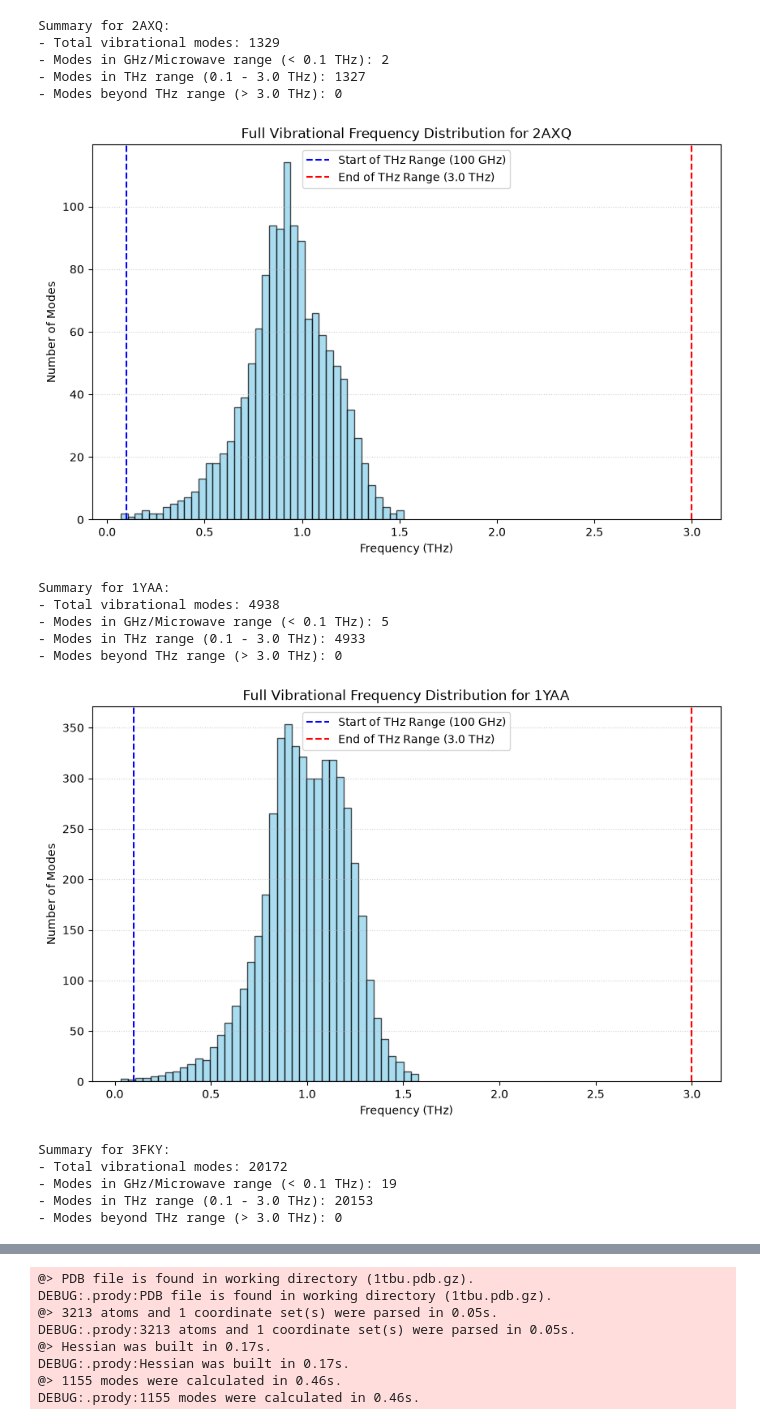
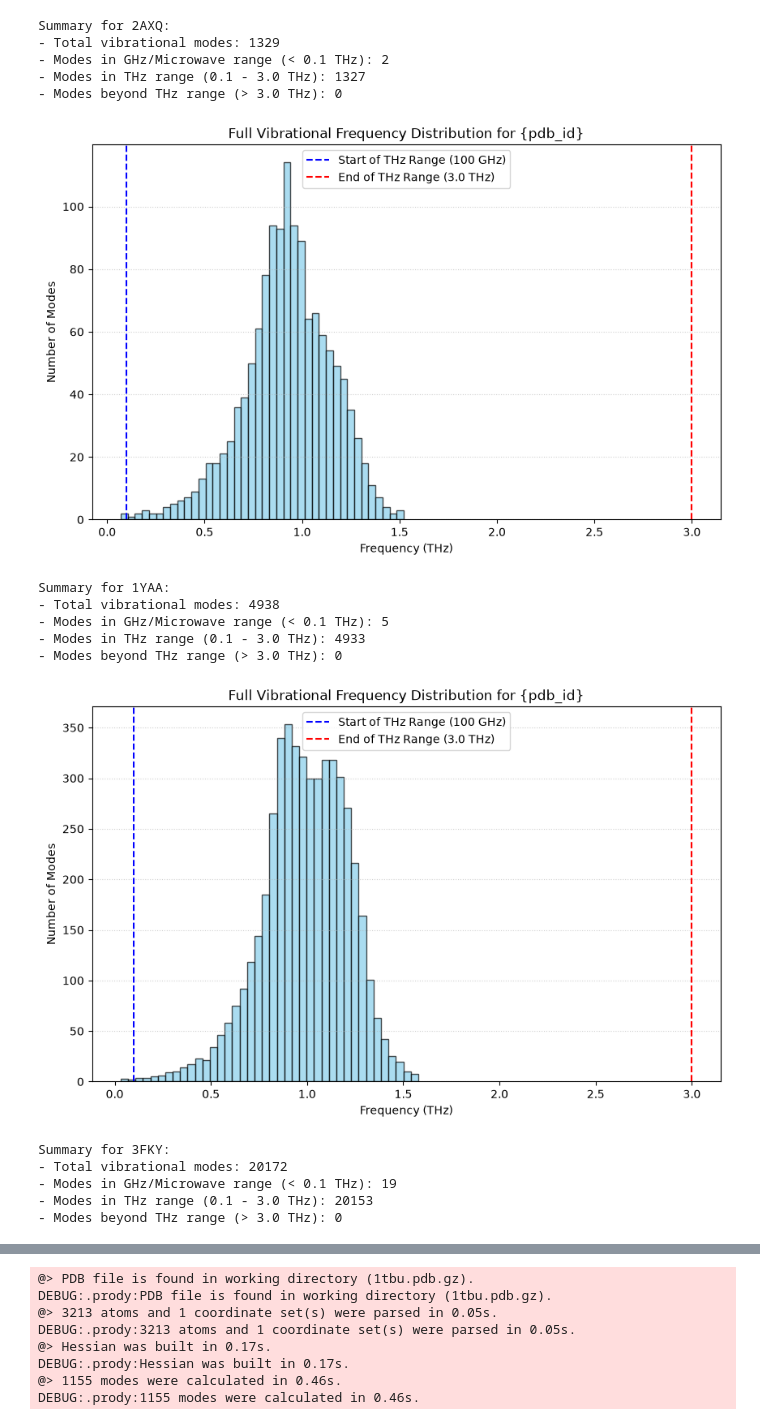
Before and after one commit to tkn-tub/bioelectrodynamics, a Jupyter notebook: code/THz_Protein_Folding/Protein_Folding.ipynb, the cells around one changed output, grey strips where cells are left out. Saved outputs shown, nothing was run; the diff lists cells and outputs as text; code cells hidden in the pictures.

```diff
--- a/code/THz_Protein_Folding/Protein_Folding.ipynb
+++ b/code/THz_Protein_Folding/Protein_Folding.ipynb
@@ -162,41 +177,41 @@ for i, frequencies in enumerate(all_frequencies):
 
     # Categorize the frequencies
     microwave_range = frequencies[frequencies < 0.1]
     thz_range = frequencies[(frequencies >= 0.1) & (frequencies <= 3.0)]
     beyond_thz_range = frequencies[frequencies > 3.0]
 
     print(f"\nSummary for {pdb_id}:")
     print(f"- Total vibrational modes: {len(frequencies)}")
     print(f"- Modes in GHz/Microwave range (< 0.1 THz): {len(microwave_range)}")
     print(f"- Modes in THz range (0.1 - 3.0 THz): {len(thz_range)}")
     print(f"- Modes beyond THz range (> 3.0 THz): {len(beyond_thz_range)}")
 
 
     # Plotting the distribution
     plt.figure(figsize=(10, 6))
     plt.hist(frequencies, bins=40, color='skyblue', edgecolor='black', alpha=0.7)
     plt.axvline(0.1, color='blue', linestyle='--', label='Start of THz Range (100 GHz)')
     plt.axvline(3.0, color='red', linestyle='--', label='End of THz Range (3.0 THz)')
 
-    plt.title(f'Full Vibrational Frequency Distribution for {pdb_id}')
+    plt.title('Full Vibrational Frequency Distribution for {pdb_id}')
     plt.xlabel('Frequency (THz)')
     plt.ylabel('Number of Modes')
     plt.legend()
     plt.grid(axis='y', linestyle=':', alpha=0.6)
     plt.show()
 # %% [output]
 Summary for 2AXQ:
 - Total vibrational modes: 1329
 - Modes in GHz/Microwave range (< 0.1 THz): 2
 - Modes in THz range (0.1 - 3.0 THz): 1327
 - Modes beyond THz range (> 3.0 THz): 0
-[figure, old version]
+[figure, new version]
 Summary for 1YAA:
 - Total vibrational modes: 4938
 - Modes in GHz/Microwave range (< 0.1 THz): 5
 - Modes in THz range (0.1 - 3.0 THz): 4933
 - Modes beyond THz range (> 3.0 THz): 0
-[figure, old version]
+[figure, new version]
 Summary for 3FKY:
 - Total vibrational modes: 20172
 - Modes in GHz/Microwave range (< 0.1 THz): 19
```
Also changed, not shown: parts of 4 cells of this notebook, 1 other file.
